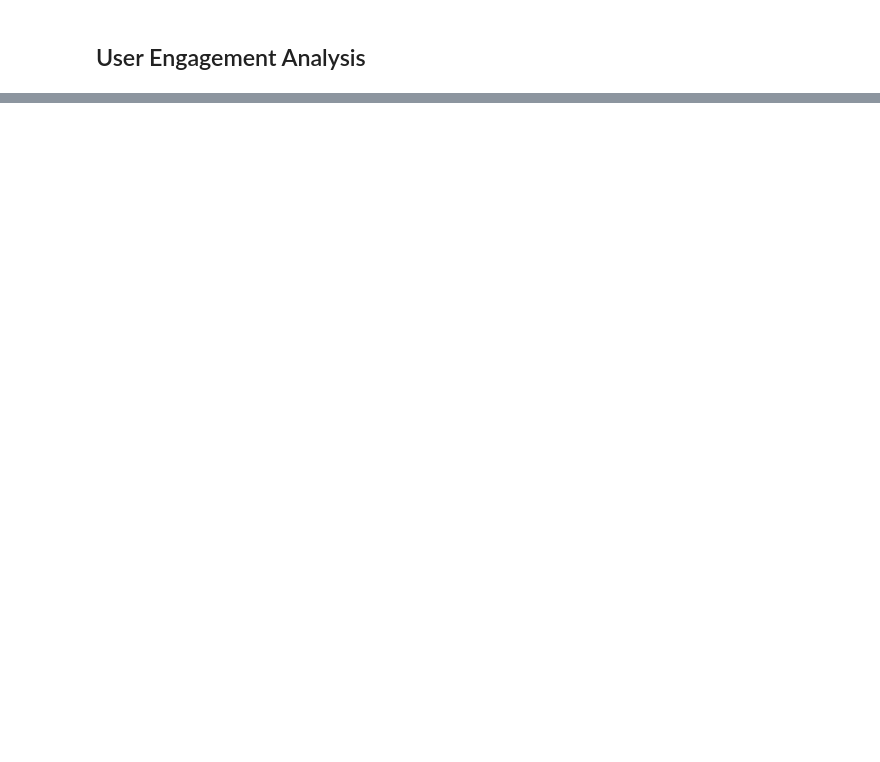
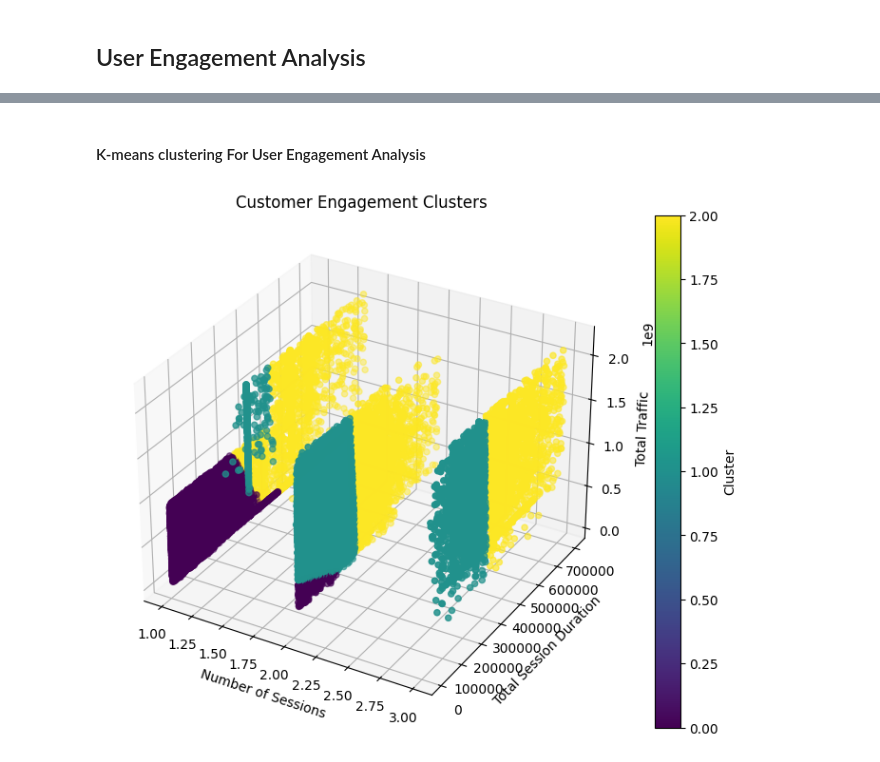
Before and after one commit to MubarekHussen/Telecom-Data-Driven-Investment-Analysis, a Jupyter notebook: notebooks/user_engagement_analysis.ipynb, the cells around one changed output, grey strips where cells are left out. Cells and saved outputs as stored; diff of their text form; code cells hidden in the pictures; blank space fills up the shorter version.

```diff
--- a/notebooks/user_engagement_analysis.ipynb
+++ b/notebooks/user_engagement_analysis.ipynb
@@ -71,0 +55,48 @@ MSISDN/Number  Number of Sessions
+# %%
+# Function to handle outliers
+def replace_with_mean(df, column):
+    mean = df[column].mean()
+    std = df[column].std()
+    is_outlier = (df[column] - mean).abs() > 3*std
+    df.loc[is_outlier, column] = mean
+    return df
+# %% [markdown]
+#### K-means clustering For User Engagement Analysis
+# %%
+data_df['Total Traffic'] = data_df['Total Download Data'] + data_df['Total Upload Data']
+
+engagement_metrics = ['Number of Sessions', 'Total Session Duration', 'Total Traffic']
+for metric in engagement_metrics:
+    data_df = replace_with_mean(data_df, metric)
+
+# Normalize the engagement metrics
+scaler = StandardScaler()
+normalized_data = scaler.fit_transform(data_df[engagement_metrics])
+
+# Run k-means clustering
+kmeans = KMeans(n_clusters=3, n_init=10, random_state=0)
+clusters = kmeans.fit_predict(normalized_data)
+# %%
+# Add the cluster labels to the DataFrame
+data_df['Engagement Cluster'] = clusters
+# %%
+fig = plt.figure(figsize=(10, 7))
+ax = fig.add_subplot(111, projection='3d')
+
+scatter = ax.scatter(data_df['Number of Sessions'],
+                     data_df['Total Session Duration'],
+                     data_df['Total Traffic'],
+                     c=clusters,
+                     cmap='viridis')
+
+ax.set_title('Customer Engagement Clusters')
+ax.set_xlabel('Number of Sessions')
+ax.set_ylabel('Total Session Duration')
+ax.set_zlabel('Total Traffic')
+
+cbar = plt.colorbar(scatter)
+cbar.set_label('Cluster')
+
+plt.show()
+# %% [output]
+[figure, added]
```
Also changed, not shown: parts of 10 cells of this notebook, 2 other files.
